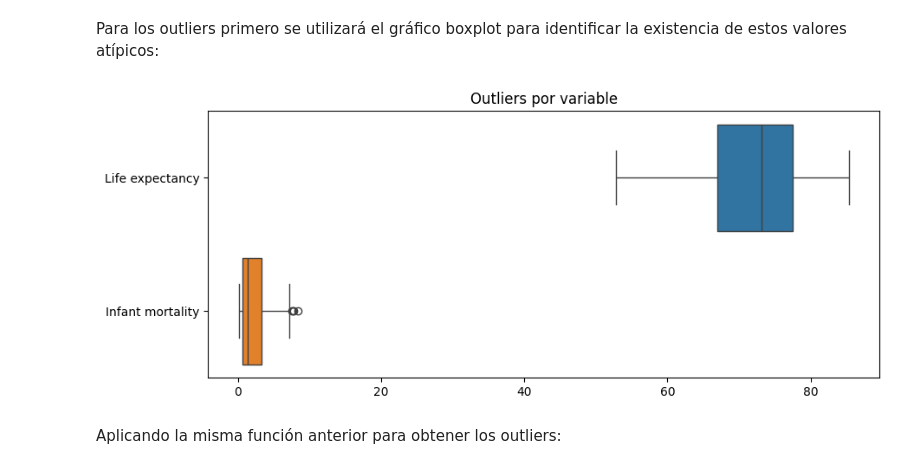
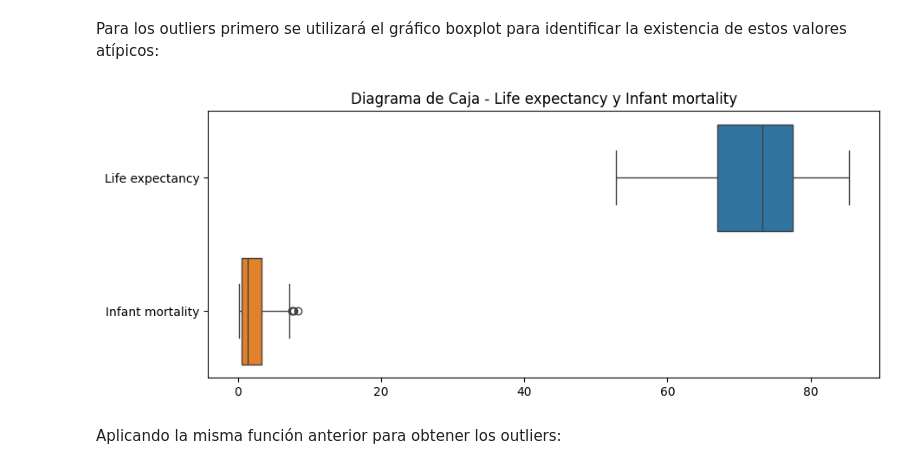
Before and after one commit to pdoren/analisis-estadistico-con-Python-G105, a Jupyter notebook: Desafío_Preparacion_de_datos_y_graficos.ipynb, the cells around one changed output. Drawn from its saved outputs; the diff is of its cells as text; code cells hidden in the pictures.

```diff
--- a/Desafío_Preparacion_de_datos_y_graficos.ipynb
+++ b/Desafío_Preparacion_de_datos_y_graficos.ipynb
@@ -391,11 +421,11 @@ Para los outliers primero se utilizará el gráfico boxplot para identificar la
 # %%
 cols_2 = ['Life expectancy', 'Infant mortality']
 plt.figure(figsize=(10,4))
 sns.boxplot(data=df[cols_2], orient='h')
-plt.title("Outliers por variable")
+plt.title("Diagrama de Caja - Life expectancy y Infant mortality")
 plt.show()
 # %% [output]
-[figure, old version]
+[figure, new version]
 # %% [markdown]
 Aplicando la misma función anterior para obtener los outliers:
 # %%
```
Also changed, not shown: parts of 51 cells of this notebook.
